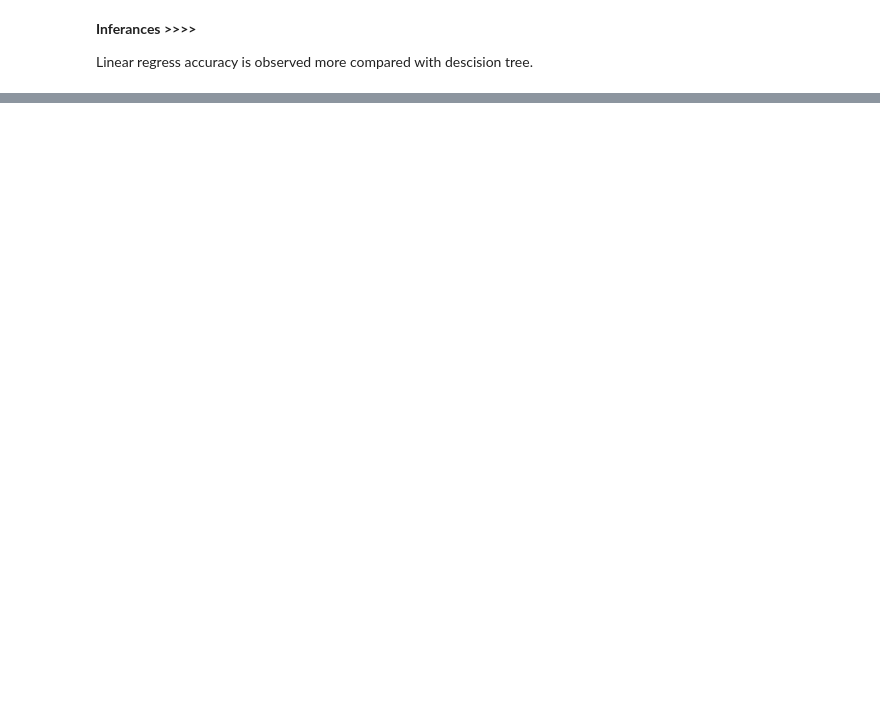
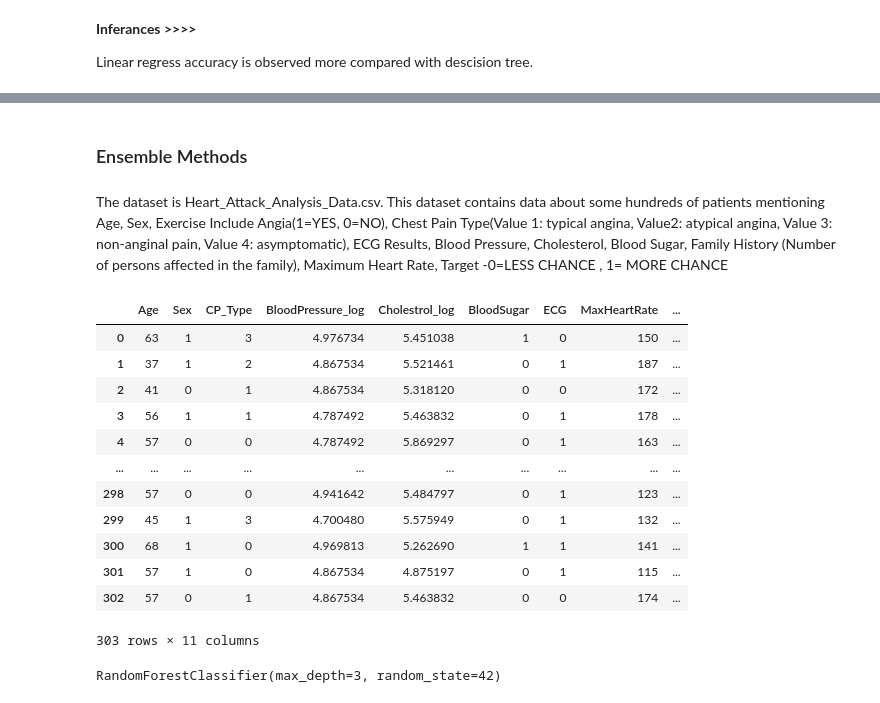
Before and after one commit to GowriShankarG/MTech_AIML, a Jupyter notebook: ML_AIMLCZG565_Assignment_1and2_FinalVersion.ipynb, the cells around one changed output, grey strips where cells are left out. Saved outputs shown, nothing was run; the diff lists cells and outputs as text; code cells hidden in the pictures; blank space fills up the shorter version.

```diff
--- a/ML_AIMLCZG565_Assignment_1and2_FinalVersion.ipynb
+++ b/ML_AIMLCZG565_Assignment_1and2_FinalVersion.ipynb
@@ -808,0 +818,21 @@ Linear regress accuracy is observed more compared with descision tree.
+# %% [markdown]
+### Ensemble Methods
+# %% [markdown]
+The dataset is Heart_Attack_Analysis_Data.csv. This dataset contains data about some hundreds of patients mentioning Age, Sex, Exercise Include Angia(1=YES, 0=NO), Chest Pain Type(Value 1: typical angina, Value2: atypical angina, Value 3: non-anginal pain, Value 4: asymptomatic), ECG Results, Blood Pressure, Cholesterol, Blood Sugar, Family History (Number of persons affected in the family), Maximum Heart Rate, Target -0=LESS CHANCE , 1= MORE CHANCE
+# %%
+# HAA Data
+HAA_data
+# %% [output]
+|  | Age | Sex | CP_Type | BloodPressure_log | Cholestrol_log | BloodSugar | ECG | MaxHeartRate | ... |
+| 0 | 63 | 1 | 3 | 4.976734 | 5.451038 | 1 | 0 | 150 | ... |
+| 1 | 37 | 1 | 2 | 4.867534 | 5.521461 | 0 | 1 | 187 | ... |
+| 2 | 41 | 0 | 1 | 4.867534 | 5.318120 | 0 | 0 | 172 | ... |
+| 3 | 56 | 1 | 1 | 4.787492 | 5.463832 | 0 | 1 | 178 | ... |
+| 4 | 57 | 0 | 0 | 4.787492 | 5.869297 | 0 | 1 | 163 | ... |
+| ... | ... | ... | ... | ... | ... | ... | ... | ... | ... |
+| 298 | 57 | 0 | 0 | 4.941642 | 5.484797 | 0 | 1 | 123 | ... |
+| 299 | 45 | 1 | 3 | 4.700480 | 5.575949 | 0 | 1 | 132 | ... |
+| 300 | 68 | 1 | 0 | 4.969813 | 5.262690 | 1 | 1 | 141 | ... |
+| 301 | 57 | 1 | 0 | 4.867534 | 4.875197 | 0 | 1 | 115 | ... |
+| 302 | 57 | 0 | 1 | 4.867534 | 5.463832 | 0 | 0 | 174 | ... |
+303 rows × 11 columns
@@ -808,0 +858,6 @@ Linear regress accuracy is observed more compared with descision tree.
+# %%
+# model  Random Forest Classifier
+rf_classifier = RandomForestClassifier(n_estimators=n_estimators, max_depth=max_depth, random_state=42)
+rf_classifier.fit(X_train, y_train)
+# %% [output]
+RandomForestClassifier(max_depth=3, random_state=42)
```
Also changed, not shown: parts of 44 cells of this notebook.
